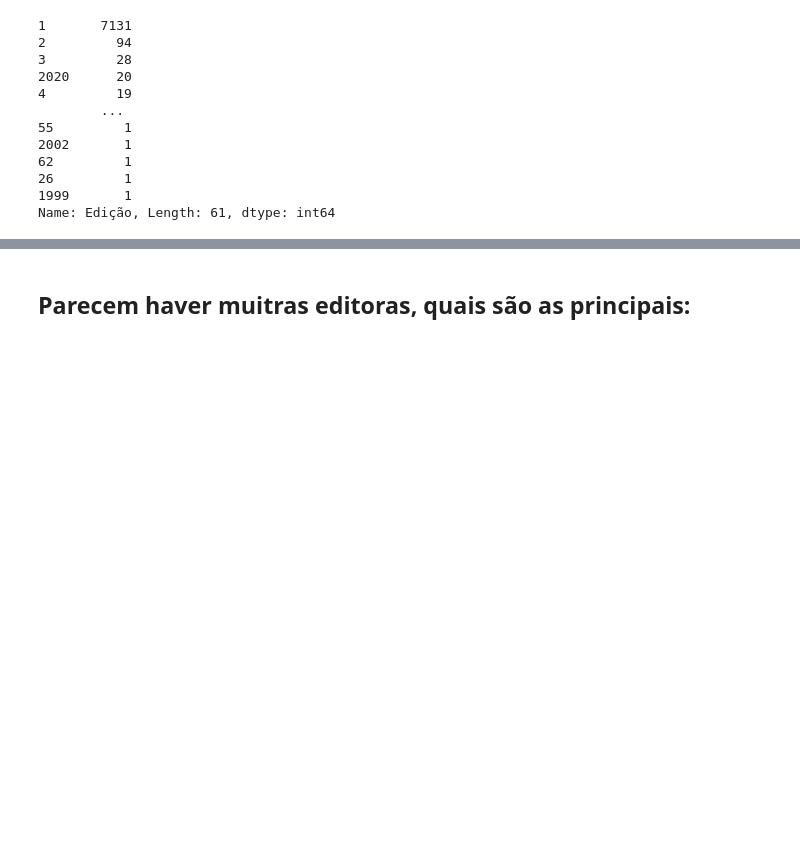
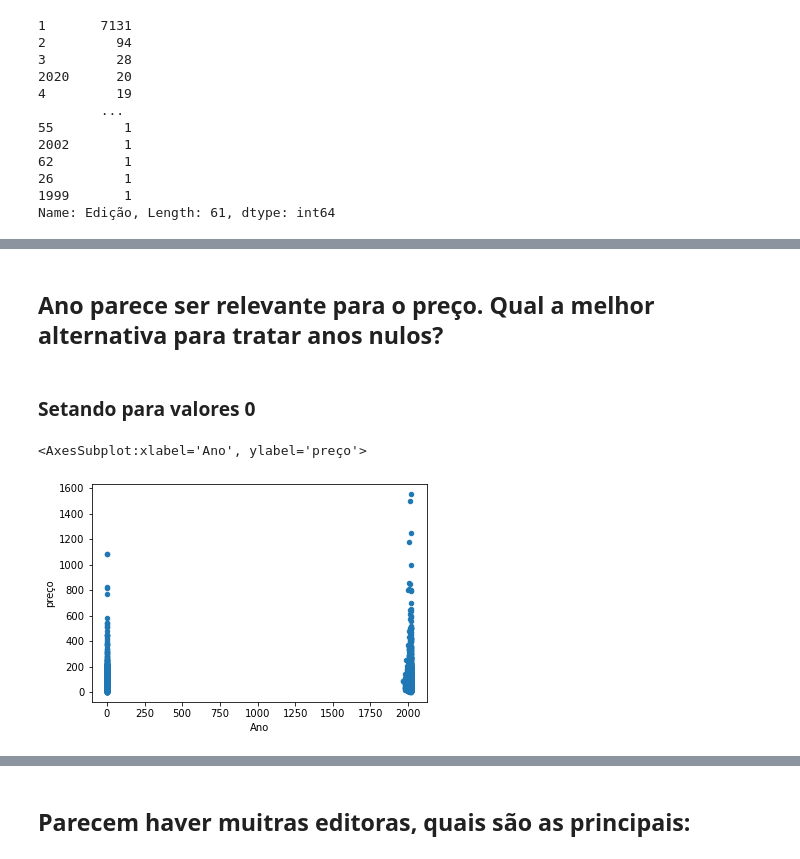
Before and after one commit to CaioViktor/Curso_Ciencias_de_Dados, a Jupyter notebook: trab1_books/etl.ipynb, the cells around one changed output, grey strips where cells are left out. Saved outputs shown, nothing was run; the diff lists cells and outputs as text; code cells hidden in the pictures; blank space fills up the shorter version.

Commit message:
tratando novos nulos

```diff
--- a/trab1_books/etl.ipynb
+++ b/trab1_books/etl.ipynb
@@ -153,0 +191,11 @@ Name: Edição, Length: 61, dtype: int64
+# %% [markdown]
+## Ano parece ser relevante para o preço. Qual a melhor alternativa para tratar anos nulos?
+# %% [markdown]
+### Setando para valores 0
+# %%
+df1 = df.copy()
+df1["Ano"] = df1["Ano"].fillna(0)
+df1.plot.scatter("Ano","preço")
+# %% [output]
+<AxesSubplot:xlabel='Ano', ylabel='preço'>
+[figure, added]
```
Also changed, not shown: parts of 52 cells of this notebook.
